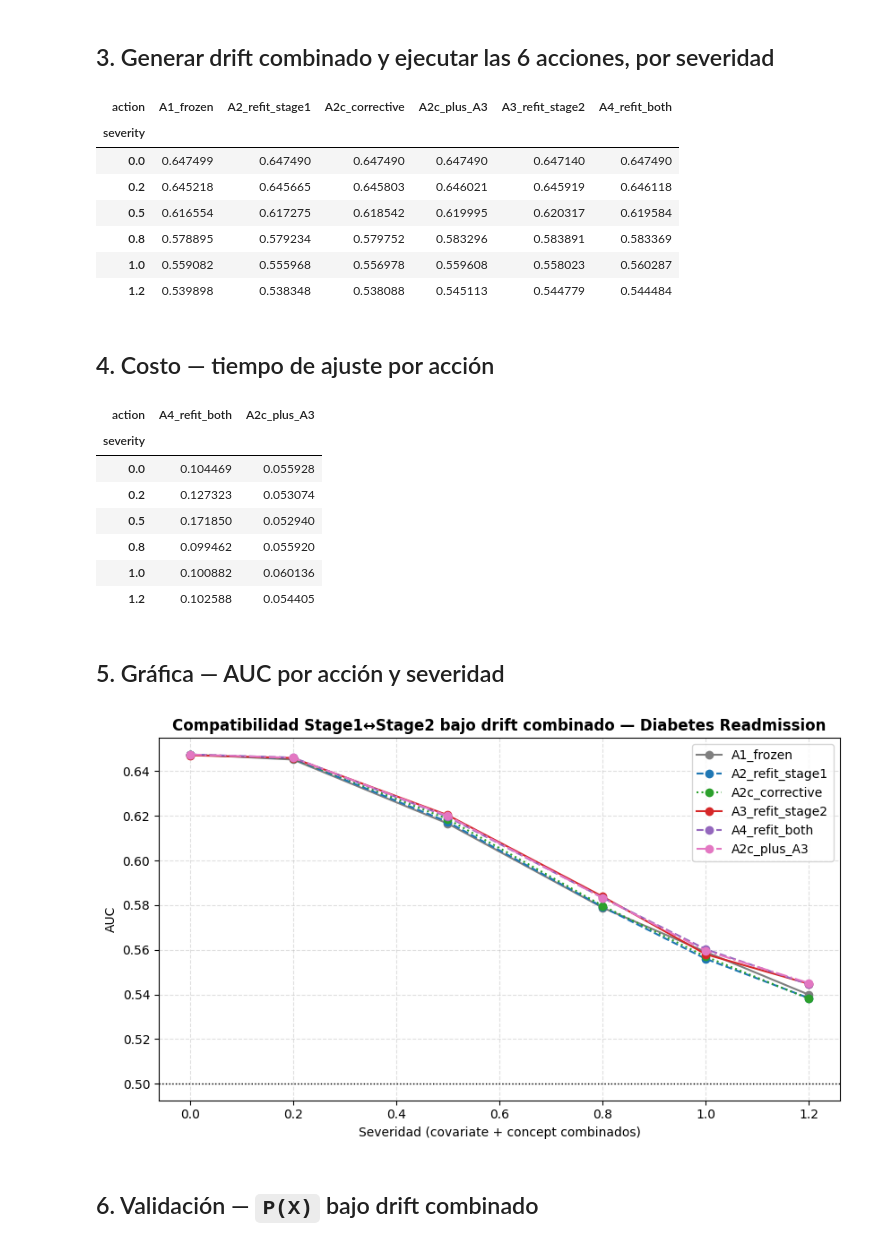
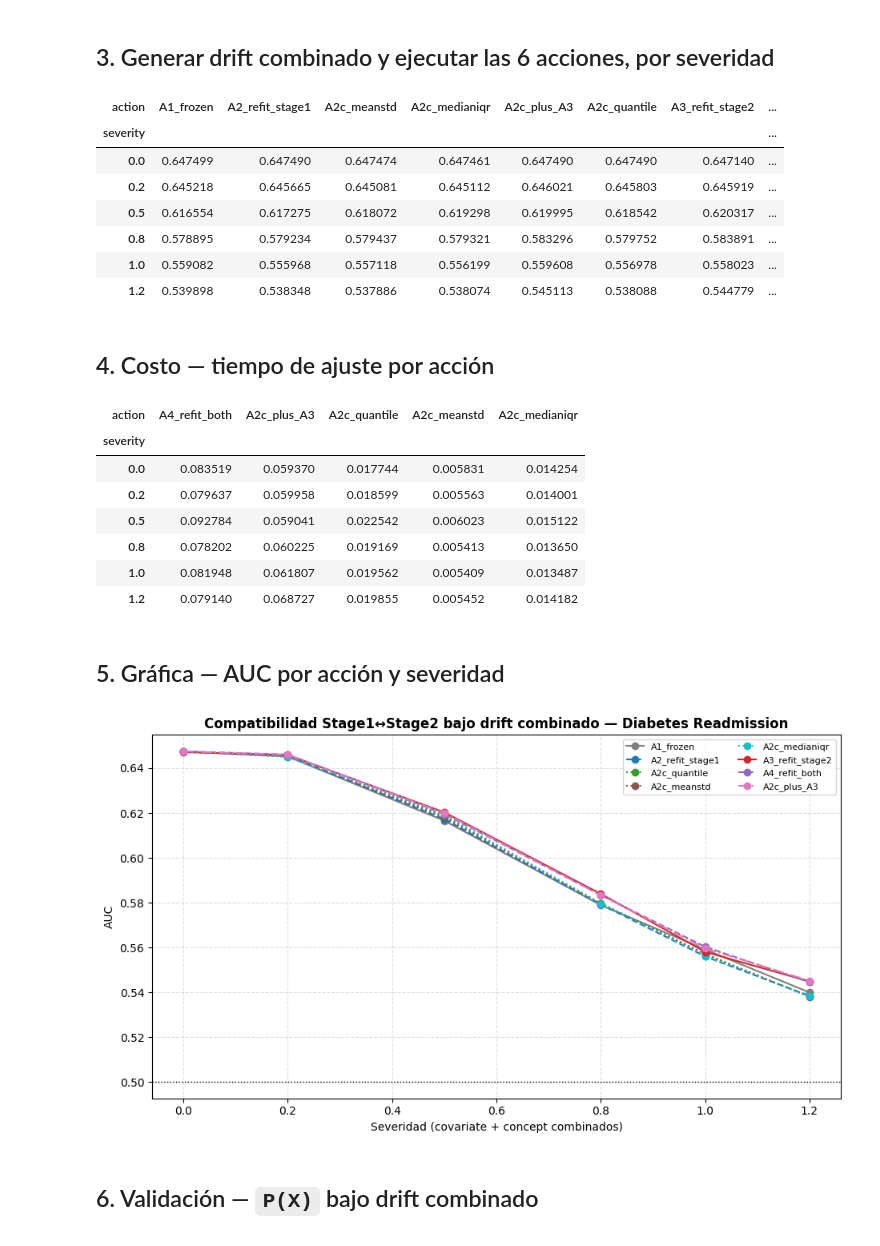
Before and after one commit to jeffreymonjacastro/tesis-darl, a Jupyter notebook: code/src/notebooks/compatibility_combined_drift_diabetes.ipynb, the cells around one changed output. Drawn from its saved outputs; the diff is of its cells as text; code cells hidden in the pictures.

```diff
--- a/code/src/notebooks/compatibility_combined_drift_diabetes.ipynb
+++ b/code/src/notebooks/compatibility_combined_drift_diabetes.ipynb
@@ -230,10 +249,15 @@ for sev in SEVERITIES:
 
     m1, t1 = safe_run("A1_frozen", run_a1_local, df_combined_target, qt_ref, imputer_ref, scaler_ref, model_ref, CLINICAL_VARS, CLINICAL_VARS, LABEL_COL, THRESHOLD)
     m2, t2 = safe_run("A2_refit_stage1", run_a2_local, df_combined_target, df_combined_train, model_ref, CLINICAL_VARS, CLINICAL_VARS, LABEL_COL, THRESHOLD, seed=SEED)
-    m2c, t2c = safe_run(
-        "A2c_corrective", run_a2c_local, df_combined_target, df_combined_train, df_train,
-        qt_ref, imputer_ref, scaler_ref, model_ref, CLINICAL_VARS, CLINICAL_VARS, LABEL_COL, THRESHOLD,
-    )
+
+    a2c_variants = {}
+    for method in ["quantile", "meanstd", "medianiqr"]:
+        a2c_variants[method] = safe_run(
+            f"A2c_{method}", run_a2c_local, df_combined_target, df_combined_train, df_train,
+            qt_ref, imputer_ref, scaler_ref, model_ref, CLINICAL_VARS, CLINICAL_VARS, LABEL_COL, THRESHOLD,
+            method=method,
+        )
+
     m3, t3 = safe_run("A3_refit_stage2", run_a3_local, df_combined_target, df_combined_train, qt_ref, imputer_ref, scaler_ref, CLINICAL_VARS, CLINICAL_VARS, LABEL_COL, THRESHOLD, seed=SEED)
     m4, t4 = safe_run("A4_refit_both", run_a4_local, df_combined_target, df_combined_train, CLINICAL_VARS, CLINICAL_VARS, LABEL_COL, THRESHOLD, seed=SEED)
     m5, t5 = safe_run(
@@ -241,62 +265,68 @@ for sev in SEVERITIES:
         qt_ref, imputer_ref, scaler_ref, CLINICAL_VARS, CLINICAL_VARS, LABEL_COL, THRESHOLD, seed=SEED,
     )
 
-    for action, metrics, fit_time in [
-        ("A1_frozen", m1, t1), ("A2_refit_stage1", m2, t2), ("A2c_corrective", m2c, t2c),
+    rows = [
+        ("A1_frozen", m1, t1), ("A2_refit_stage1", m2, t2),
         ("A3_refit_stage2", m3, t3), ("A4_refit_both", m4, t4), ("A2c_plus_A3", m5, t5),
-    ]:
+    ]
+    for method, (metrics, fit_time) in a2c_variants.items():
+        rows.append((f"A2c_{method}", metrics, fit_time))
+
+    for action, metrics, fit_time in rows:
         results.append({"severity": sev, "action": action, "fit_time_s": fit_time, **metrics})
 
 df_results = pd.DataFrame(results)
 df_auc_pivot = df_results.pivot(index="severity", columns="action", values="auc")
 df_auc_pivot
 # %% [output]
-| action | A1_frozen | A2_refit_stage1 | A2c_corrective | A2c_plus_A3 | A3_refit_stage2 | A4_refit_both |
-| severity |  |  |  |  |  |  |
-| 0.0 | 0.647499 | 0.647490 | 0.647490 | 0.647490 | 0.647140 | 0.647490 |
-| 0.2 | 0.645218 | 0.645665 | 0.645803 | 0.646021 | 0.645919 | 0.646118 |
-| 0.5 | 0.616554 | 0.617275 | 0.618542 | 0.619995 | 0.620317 | 0.619584 |
-| 0.8 | 0.578895 | 0.579234 | 0.579752 | 0.583296 | 0.583891 | 0.583369 |
-| 1.0 | 0.559082 | 0.555968 | 0.556978 | 0.559608 | 0.558023 | 0.560287 |
-| 1.2 | 0.539898 | 0.538348 | 0.538088 | 0.545113 | 0.544779 | 0.544484 |
+| action | A1_frozen | A2_refit_stage1 | A2c_meanstd | A2c_medianiqr | A2c_plus_A3 | A2c_quantile | A3_refit_stage2 | ... |
+| severity |  |  |  |  |  |  |  | ... |
+| 0.0 | 0.647499 | 0.647490 | 0.647474 | 0.647461 | 0.647490 | 0.647490 | 0.647140 | ... |
+| 0.2 | 0.645218 | 0.645665 | 0.645081 | 0.645112 | 0.646021 | 0.645803 | 0.645919 | ... |
+| 0.5 | 0.616554 | 0.617275 | 0.618072 | 0.619298 | 0.619995 | 0.618542 | 0.620317 | ... |
+| 0.8 | 0.578895 | 0.579234 | 0.579437 | 0.579321 | 0.583296 | 0.579752 | 0.583891 | ... |
+| 1.0 | 0.559082 | 0.555968 | 0.557118 | 0.556199 | 0.559608 | 0.556978 | 0.558023 | ... |
+| 1.2 | 0.539898 | 0.538348 | 0.537886 | 0.538074 | 0.545113 | 0.538088 | 0.544779 | ... |
 # %% [markdown]
 ## 4. Costo — tiempo de ajuste por acción
 # %%
 df_time_pivot = df_results.pivot(index="severity", columns="action", values="fit_time_s")
-df_time_pivot[["A4_refit_both", "A2c_plus_A3"]]
+df_time_pivot[["A4_refit_both", "A2c_plus_A3", "A2c_quantile", "A2c_meanstd", "A2c_medianiqr"]]
 # %% [output]
-| action | A4_refit_both | A2c_plus_A3 |
-| severity |  |  |
-| 0.0 | 0.104469 | 0.055928 |
-| 0.2 | 0.127323 | 0.053074 |
-| 0.5 | 0.171850 | 0.052940 |
-| 0.8 | 0.099462 | 0.055920 |
-| 1.0 | 0.100882 | 0.060136 |
-| 1.2 | 0.102588 | 0.054405 |
+| action | A4_refit_both | A2c_plus_A3 | A2c_quantile | A2c_meanstd | A2c_medianiqr |
+| severity |  |  |  |  |  |
+| 0.0 | 0.083519 | 0.059370 | 0.017744 | 0.005831 | 0.014254 |
+| 0.2 | 0.079637 | 0.059958 | 0.018599 | 0.005563 | 0.014001 |
+| 0.5 | 0.092784 | 0.059041 | 0.022542 | 0.006023 | 0.015122 |
+| 0.8 | 0.078202 | 0.060225 | 0.019169 | 0.005413 | 0.013650 |
+| 1.0 | 0.081948 | 0.061807 | 0.019562 | 0.005409 | 0.013487 |
+| 1.2 | 0.079140 | 0.068727 | 0.019855 | 0.005452 | 0.014182 |
 # %% [markdown]
 ## 5. Gráfica — AUC por acción y severidad
 # %%
-fig, ax = plt.subplots(figsize=(8.5, 5))
+fig, ax = plt.subplots(figsize=(9.5, 5.5))
 styles = {
     "A1_frozen": ("#7f7f7f", "-"),
     "A2_refit_stage1": ("#1f77b4", "--"),
-    "A2c_corrective": ("#2ca02c", ":"),
+    "A2c_quantile": ("#2ca02c", ":"),
+    "A2c_meanstd": ("#8c564b", ":"),
+    "A2c_medianiqr": ("#17becf", ":"),
     "A3_refit_stage2": ("#d62728", "-"),
     "A4_refit_both": ("#9467bd", "--"),
     "A2c_plus_A3": ("#e377c2", "-."),
 }
 for action, (color, ls) in styles.items():
     ax.plot(df_auc_pivot.index, df_auc_pivot[action], marker="o", label=action, color=color, linestyle=ls)
 ax.axhline(0.5, color="black", linestyle=":", linewidth=1)
 ax.set_xlabel("Severidad (covariate + concept combinados)")
 ax.set_ylabel("AUC")
 ax.set_title("Compatibilidad Stage1↔Stage2 bajo drift combinado — Diabetes Readmission", fontweight="bold")
-ax.legend()
+ax.legend(fontsize=8, ncol=2)
 ax.grid(True, linestyle="--", alpha=0.4)
 plt.tight_layout()
 plt.show()
 # %% [output]
-[figure, old version]
+[figure, new version]
 # %% [markdown]
 ## 6. Validación — `P(X)` bajo drift combinado
 # %%
```
Also changed, not shown: parts of 5 cells of this notebook, 2 other files.
